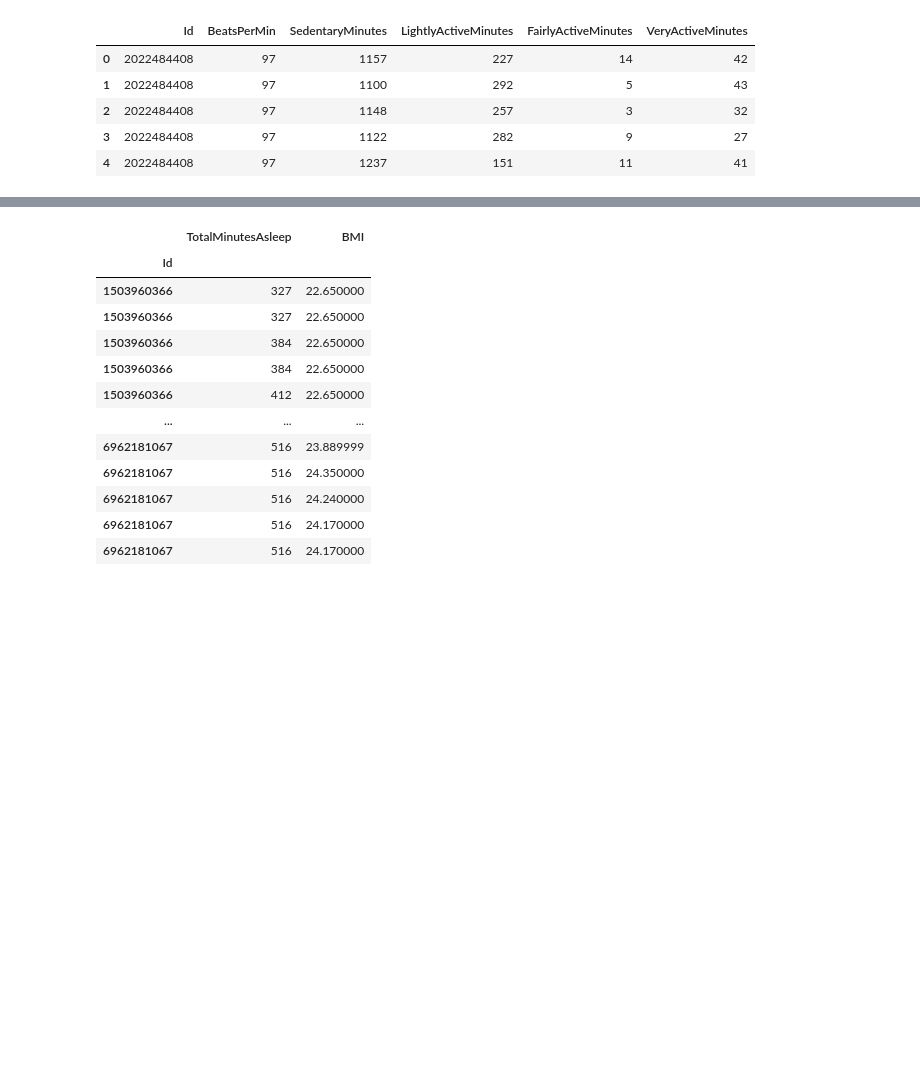
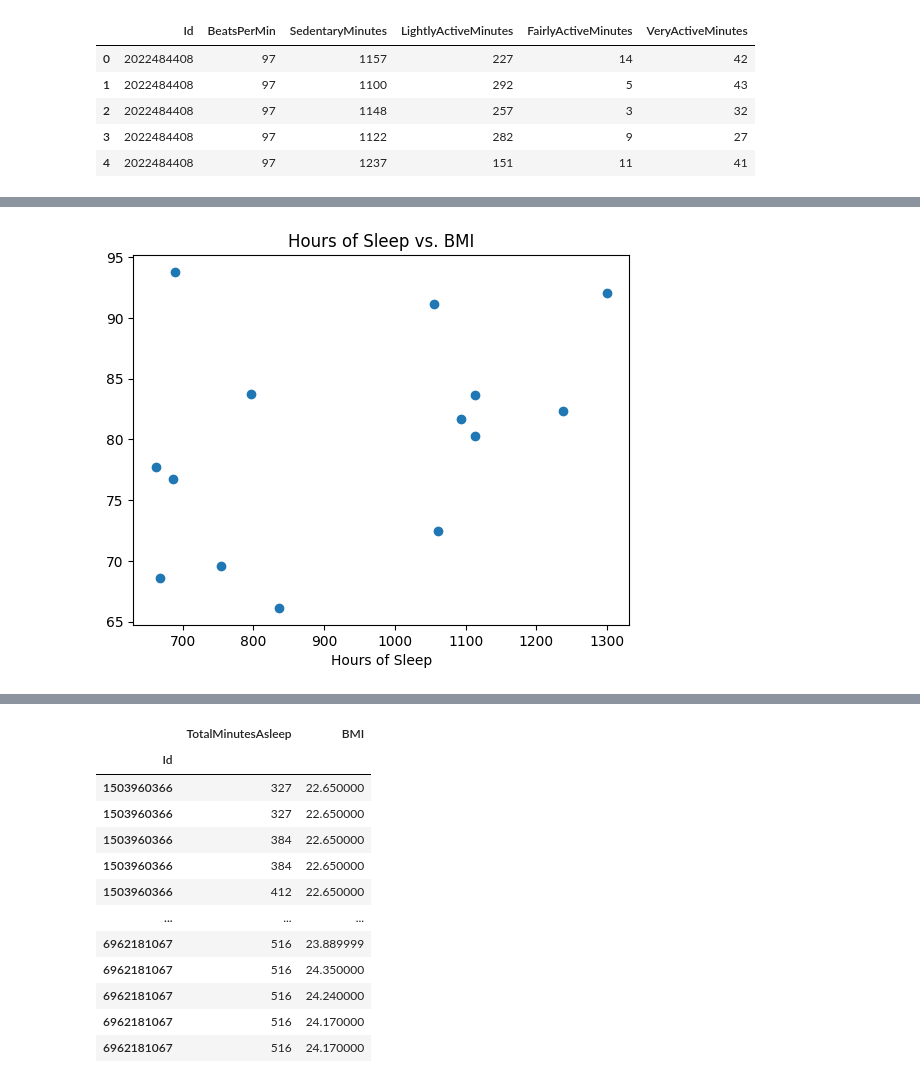
Before and after one commit to caitepley/Group1-Project1, a Jupyter notebook: main.ipynb, the cells around one changed output, grey strips where cells are left out. Saved outputs shown, nothing was run; the diff lists cells and outputs as text; code cells hidden in the pictures; blank space fills up the shorter version.

```diff
--- a/main.ipynb
+++ b/main.ipynb
@@ -44,3 +56,10 @@ summary_act_heart_rate.head()
+# %%
+plt.scatter(summary_act_heart_rate['SedentaryMinutes'],summary_act_heart_rate['BeatsPerMin'])
+plt.title('Hours of Sleep vs. BMI')
+plt.xlabel('Hours of Sleep')
+plt.show()
+# %% [output]
+[figure, added]
 # %%
 # How does the amount of sleep affect weight?
 # Need dataframe from sleepDay_merged and weightLogInfo_merged
```
Also changed, not shown: parts of 5 cells of this notebook.
